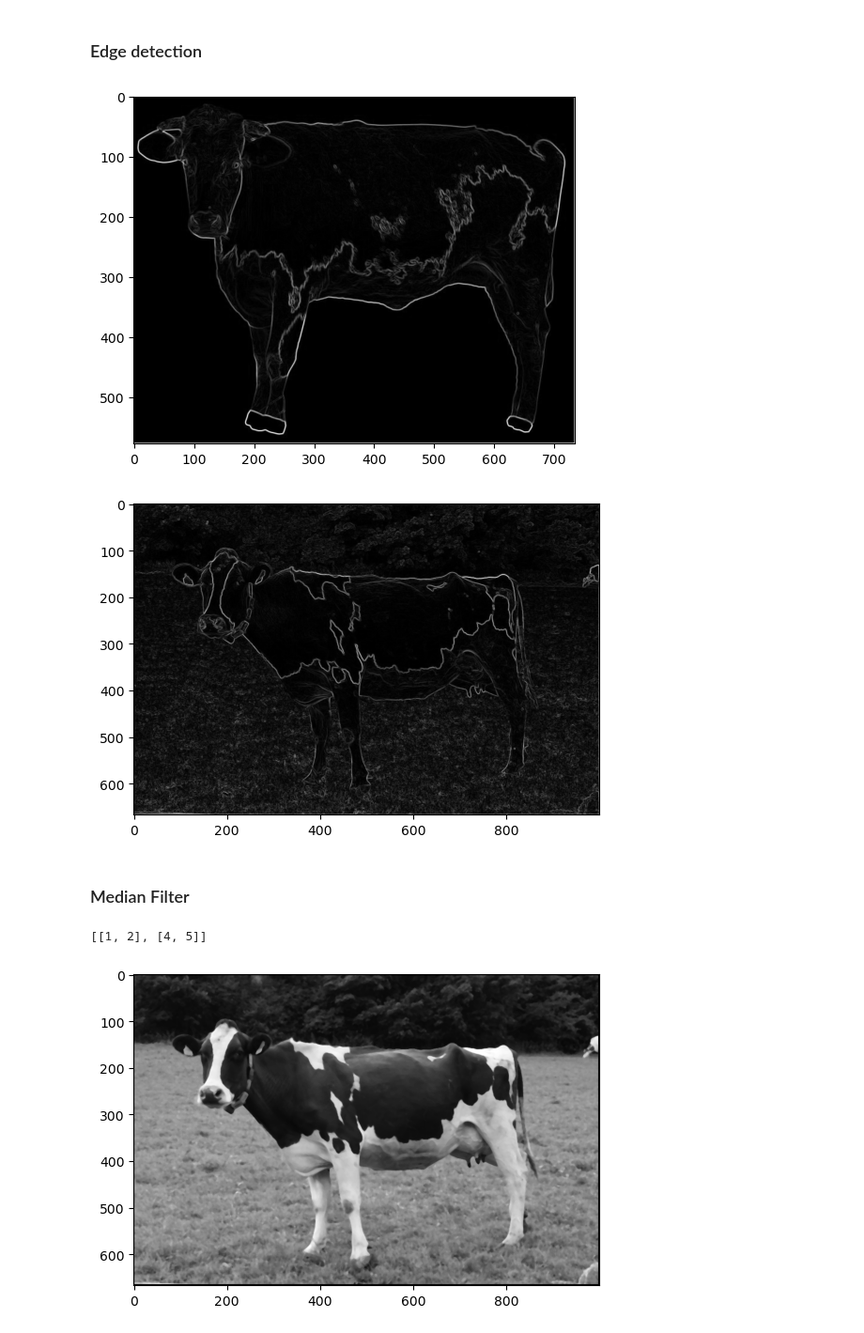
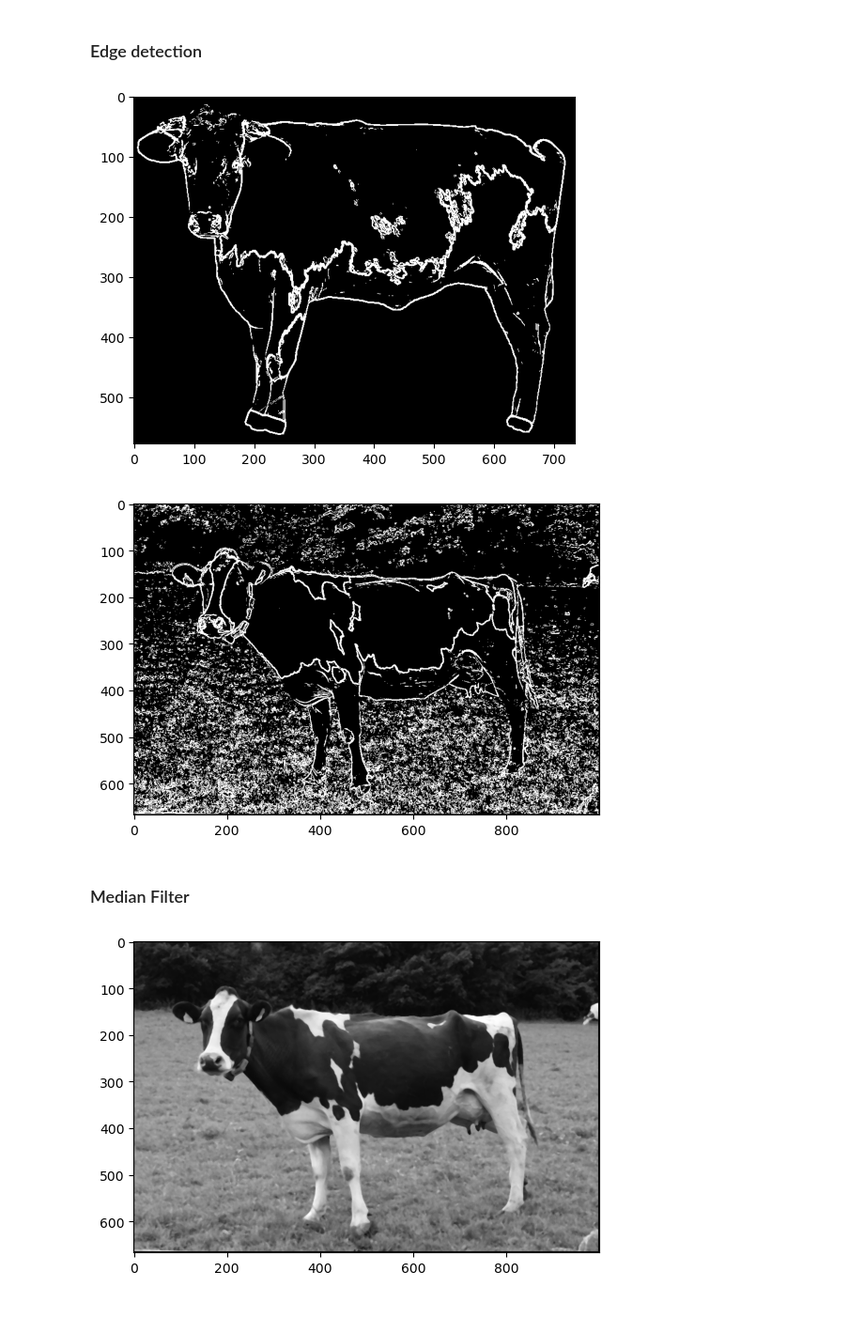
Before and after one commit to jon-mun/cow-segmentation, a Jupyter notebook: edge.ipynb, the cells around one changed output. Shown at 94% size. Drawn from its saved outputs; the diff is of its cells as text; code cells hidden in the pictures.

```diff
--- a/edge.ipynb
+++ b/edge.ipynb
@@ -61,7 +61,6 @@ def convolution(image, kernel):
     # Pad the image
     padded_image = pad_image(image, padding_height, padding_width)
 
-
     # Create an output matrix with the same dimensions as the input image
     output = [[0] * len(image[0]) for i in range(len(image))]
 
@@ -75,8 +74,12 @@ def convolution(image, kernel):
         for j in range(image_width):
             for k in range(kernel_height):
                 for l in range(kernel_width):
-                    output[i][j] = output[i][j] +  padded_image[i + k][j + l] * kernel[k][l]
-
+                    # kernel multiplication
+                    if type(padded_image[i + k][j + l]) == list:
+                        result = [x * kernel[k][l] for x in padded_image[i + k][j + l]]
+                    else: # Assume it's a number
+                        result = padded_image[i + k][j + l] * kernel[k][l]
+                    output[i][j] = output[i][j] + int(result)
     return output
 # %%
 img = I.from_np(plt.imread('data/no_bg/img/sapi1.jpg')).image
@@ -115,22 +118,48 @@ def edge_detection(
     for i in range(len(img)):
         edge.append([])
         for j in range(len(img[0])):
+            # remove edge pixels in image boundary
+            if i == 0 or i == len(img) - 1 or j == 0 or j == len(img[0]) - 1:
+                edge[i].append([0])
+                continue
             # calculate the gradient magnitude
             edge[i].append([int((Ix[i][j]**2 + Iy[i][j]**2)**0.5)])
 
     return edge
+# %%
+def edge_threshold(edge: list, threshold: int = 100) -> list:
+    '''
+    threshold the edge image
+    '''
+    # create a copy of the edge image
+    edge = copy.deepcopy(edge)
+
+    # loop through the image
+    for i in range(len(edge)):
+        for j in range(len(edge[0])):
+            # threshold the pixel
+            if edge[i][j][0] > threshold:
+                edge[i][j] = 255
+            else:
+                edge[i][j] = 0
+
+    return edge
 # %%
 img = I.from_np(plt.imread('data/no_bg/img/sapi1.jpg')).image
 edge = edge_detection(img)
+# set threshold
+edge = edge_threshold(edge, threshold=100)
+
 I.show(edge, gray=True)
 # %% [output]
-[figure, old version]
+[figure, new version]
 # %%
 bg = I.from_np(plt.imread('data/bg/sapix.jpeg')).image
 edge = edge_detection(bg)
+edge = edge_threshold(edge, threshold=100)
 I.show(edge, gray=True)
 # %% [output]
-[figure, old version]
+[figure, new version]
 # %% [markdown]
 ### Median Filter
 # %%
@@ -159,18 +188,6 @@ def median_filter(gray_img, mask=3):
             median = sorted_list[int(len(sorted_list) / 2)]
             median_img[i][j] = median
     return median_img
-# %%
-my_list = [[1, 2, 3],
-           [4, 5, 6],
-           [7, 8, 9]]
-
-# Extract a rectangular portion
-rows = [0, 2]
-columns = [1]
-sliced_list = [[my_list[row][col] for col in range(2)] for row in range(0, 2)]
-sliced_list
-# %% [output]
-[[1, 2], [4, 5]]
 # %%
 img = I.from_np(plt.imread('data/bg/sapix.jpeg')).image
 gray = I.to_gray(img)
```
Also changed, not shown: parts of 11 cells of this notebook, 1 other file.
